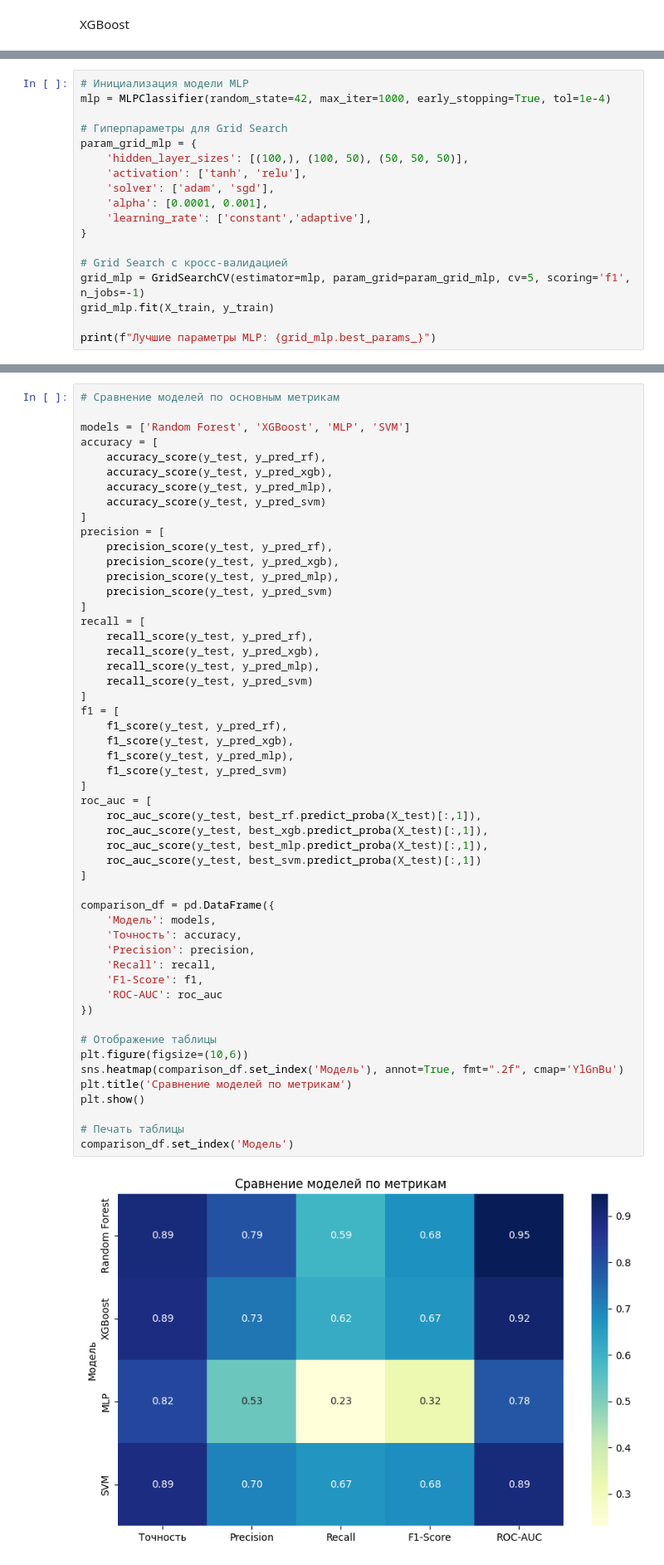
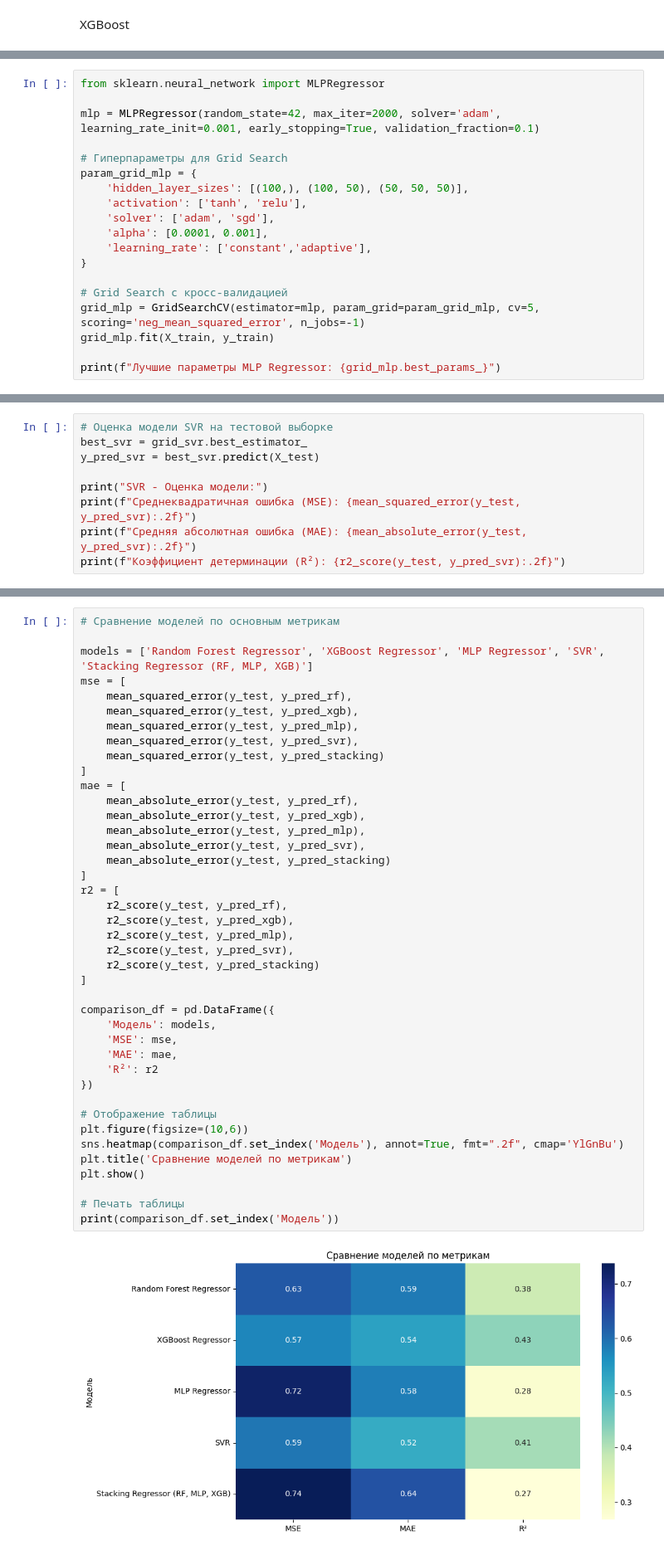
Before and after one commit to SappyJoy/ml-basics, a Jupyter notebook: course-work/main.ipynb, the cells around one changed output, grey strips where cells are left out. Shown at 83% size. Saved outputs shown, nothing was run; the diff lists cells and outputs as text.

```diff
--- a/course-work/main.ipynb
+++ b/course-work/main.ipynb
@@ -442,6 +486,7 @@ ROC-AUC: 0.92
 # %%
-# Инициализация модели MLP
-mlp = MLPClassifier(random_state=42, max_iter=1000, early_stopping=True, tol=1e-4)
+from sklearn.neural_network import MLPRegressor
+
+mlp = MLPRegressor(random_state=42, max_iter=2000, solver='adam', learning_rate_init=0.001, early_stopping=True, validation_fraction=0.1)
 
 # Гиперпараметры для Grid Search
 param_grid_mlp = {
@@ -453,8 +498,8 @@ param_grid_mlp = {
 }
 
 # Grid Search с кросс-валидацией
-grid_mlp = GridSearchCV(estimator=mlp, param_grid=param_grid_mlp, cv=5, scoring='f1', n_jobs=-1)
+grid_mlp = GridSearchCV(estimator=mlp, param_grid=param_grid_mlp, cv=5, scoring='neg_mean_squared_error', n_jobs=-1)
 grid_mlp.fit(X_train, y_train)
 
-print(f"Лучшие параметры MLP: {grid_mlp.best_params_}")
+print(f"Лучшие параметры MLP Regressor: {grid_mlp.best_params_}")
 # %% [output]
@@ -521,0 +577,9 @@ ROC-AUC: 0.89
+# %%
+# Оценка модели SVR на тестовой выборке
+best_svr = grid_svr.best_estimator_
+y_pred_svr = best_svr.predict(X_test)
+
+print("SVR - Оценка модели:")
+print(f"Среднеквадратичная ошибка (MSE): {mean_squared_error(y_test, y_pred_svr):.2f}")
+print(f"Средняя абсолютная ошибка (MAE): {mean_absolute_error(y_test, y_pred_svr):.2f}")
+print(f"Коэффициент детерминации (R²): {r2_score(y_test, y_pred_svr):.2f}")
@@ -522,54 +626,43 @@ ROC-AUC: 0.89
 # %%
 # Сравнение моделей по основным метрикам
 
-models = ['Random Forest', 'XGBoost', 'MLP', 'SVM']
-accuracy = [
-    accuracy_score(y_test, y_pred_rf),
-    accuracy_score(y_test, y_pred_xgb),
-    accuracy_score(y_test, y_pred_mlp),
-    accuracy_score(y_test, y_pred_svm)
+models = ['Random Forest Regressor', 'XGBoost Regressor', 'MLP Regressor', 'SVR', 'Stacking Regressor (RF, MLP, XGB)']
+mse = [
+    mean_squared_error(y_test, y_pred_rf),
+    mean_squared_error(y_test, y_pred_xgb),
+    mean_squared_error(y_test, y_pred_mlp),
+    mean_squared_error(y_test, y_pred_svr),
+    mean_squared_error(y_test, y_pred_stacking)
 ]
-precision = [
-    precision_score(y_test, y_pred_rf),
-    precision_score(y_test, y_pred_xgb),
-    precision_score(y_test, y_pred_mlp),
-    precision_score(y_test, y_pred_svm)
+mae = [
+    mean_absolute_error(y_test, y_pred_rf),
+    mean_absolute_error(y_test, y_pred_xgb),
+    mean_absolute_error(y_test, y_pred_mlp),
+    mean_absolute_error(y_test, y_pred_svr),
+    mean_absolute_error(y_test, y_pred_stacking)
 ]
-recall = [
-    recall_score(y_test, y_pred_rf),
-    recall_score(y_test, y_pred_xgb),
-    recall_score(y_test, y_pred_mlp),
-    recall_score(y_test, y_pred_svm)
-]
-f1 = [
-    f1_score(y_test, y_pred_rf),
-    f1_score(y_test, y_pred_xgb),
-    f1_score(y_test, y_pred_mlp),
-    f1_score(y_test, y_pred_svm)
-]
-roc_auc = [
-    roc_auc_score(y_test, best_rf.predict_proba(X_test)[:,1]),
-    roc_auc_score(y_test, best_xgb.predict_proba(X_test)[:,1]),
-    roc_auc_score(y_test, best_mlp.predict_proba(X_test)[:,1]),
-    roc_auc_score(y_test, best_svm.predict_proba(X_test)[:,1])
+r2 = [
+    r2_score(y_test, y_pred_rf),
+    r2_score(y_test, y_pred_xgb),
+    r2_score(y_test, y_pred_mlp),
+    r2_score(y_test, y_pred_svr),
+    r2_score(y_test, y_pred_stacking)
 ]
 
 comparison_df = pd.DataFrame({
     'Модель': models,
-    'Точность': accuracy,
-    'Precision': precision,
-    'Recall': recall,
-    'F1-Score': f1,
-    'ROC-AUC': roc_auc
+    'MSE': mse,
+    'MAE': mae,
+    'R²': r2
 })
 
 # Отображение таблицы
 plt.figure(figsize=(10,6))
 sns.heatmap(comparison_df.set_index('Модель'), annot=True, fmt=".2f", cmap='YlGnBu')
 plt.title('Сравнение моделей по метрикам')
 plt.show()
 
 # Печать таблицы
-comparison_df.set_index('Модель')
+print(comparison_df.set_index('Модель'))
 # %% [output]
-[figure, old version]
+[figure, new version]
```
Also changed, not shown: parts of 54 cells of this notebook, 7 other files.
